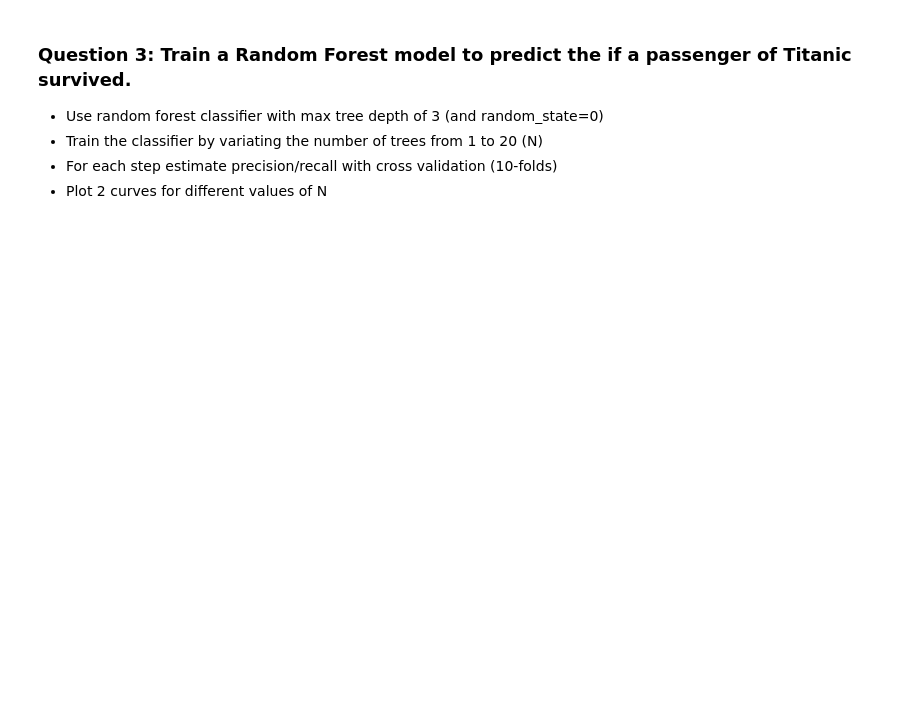
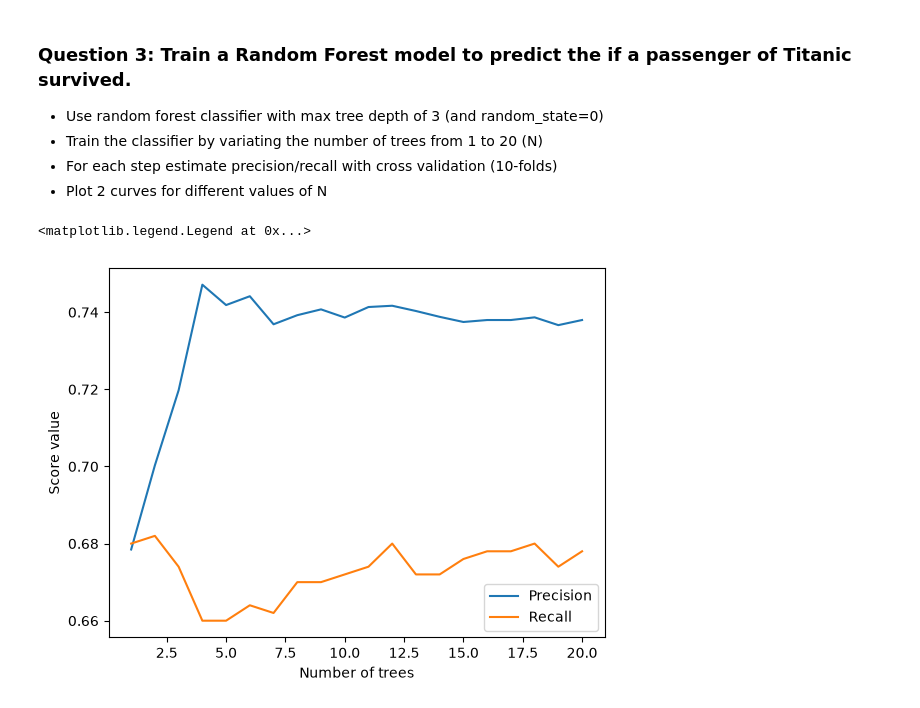
Before and after one commit to floribau/EPFL-ADA-2026, a Jupyter notebook: Exercises/06 - Learning from data - Supervised learning/SupervisedLearning.ipynb, the cells around one changed output. Saved outputs shown, nothing was run; the diff lists cells and outputs as text; code cells hidden in the pictures; blank space fills up the shorter version.

```diff
--- a/Exercises/06 - Learning from data - Supervised learning/SupervisedLearning.ipynb
+++ b/Exercises/06 - Learning from data - Supervised learning/SupervisedLearning.ipynb
@@ -456,3 +474,28 @@ Answer:
 - Train the classifier by variating the number of trees from 1 to 20 (N)
 - For each step estimate precision/recall with cross validation (10-folds)
 - Plot 2 curves for different values of N
+# %%
+import matplotlib.pyplot as plt
+from sklearn.ensemble import RandomForestClassifier
+from sklearn.model_selection import cross_val_score
+
+n_trees = [nt for nt in range(1, 21)]
+precision_scores = []
+recall_scores = []
+
+for nt in n_trees:
+    rf_model = RandomForestClassifier(n_estimators=nt, max_depth=3, random_state=0)
+    rf_model.fit(X, y)
+    precision = cross_val_score(rf_model, X, y, cv=10, scoring="precision")
+    precision_scores.append(precision.mean())
+    recall = cross_val_score(rf_model, X, y, cv=10, scoring="recall")
+    recall_scores.append(recall.mean())
+# %%
+plt.plot(n_trees, precision_scores, label="Precision")
+plt.plot(n_trees, recall_scores, label="Recall")
+plt.ylabel("Score value")
+plt.xlabel("Number of trees")
+plt.legend()
+# %% [output]
+<matplotlib.legend.Legend at 0x...>
+[figure, added]
```
Also changed, not shown: parts of 16 cells of this notebook.
